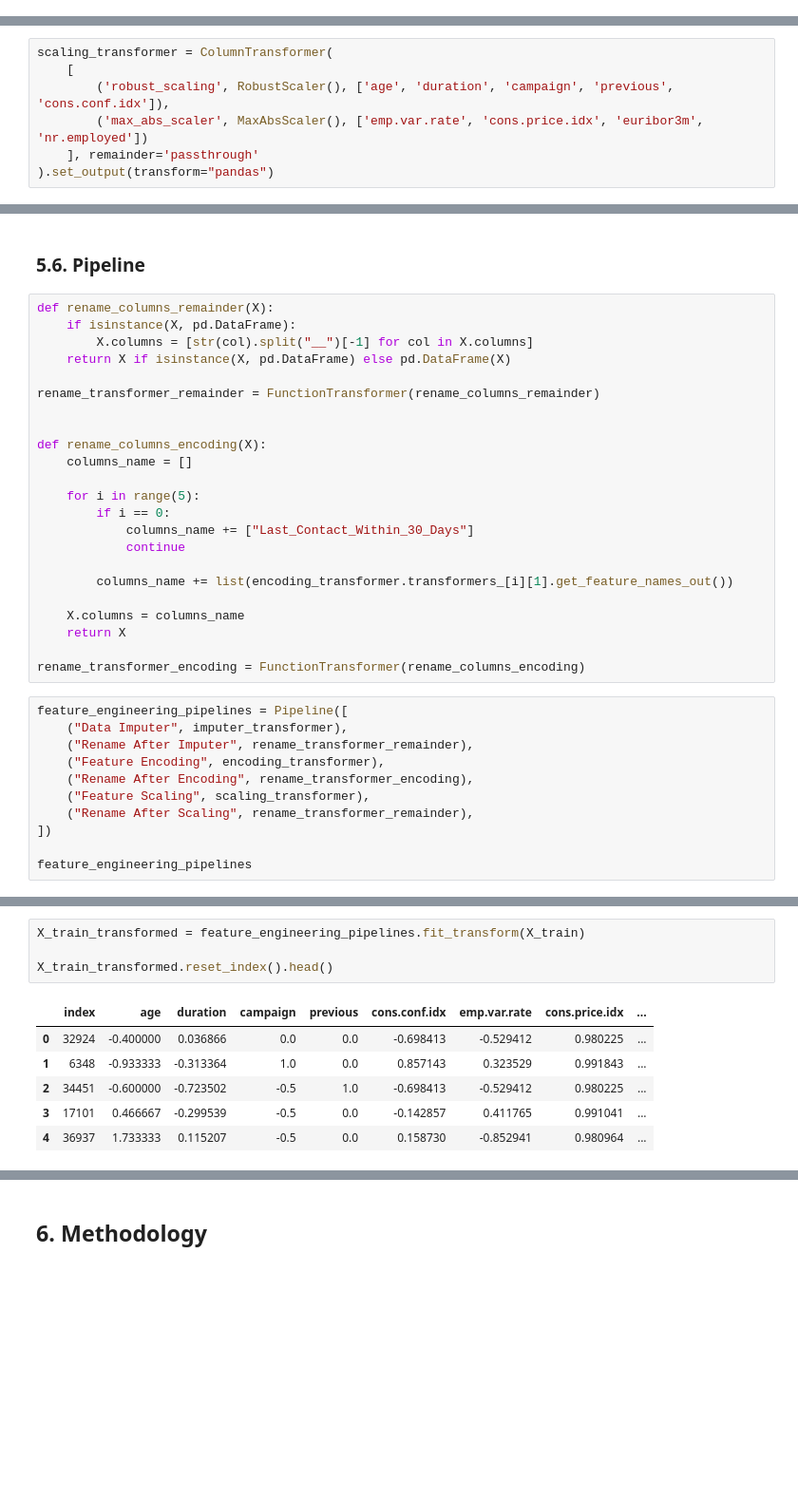
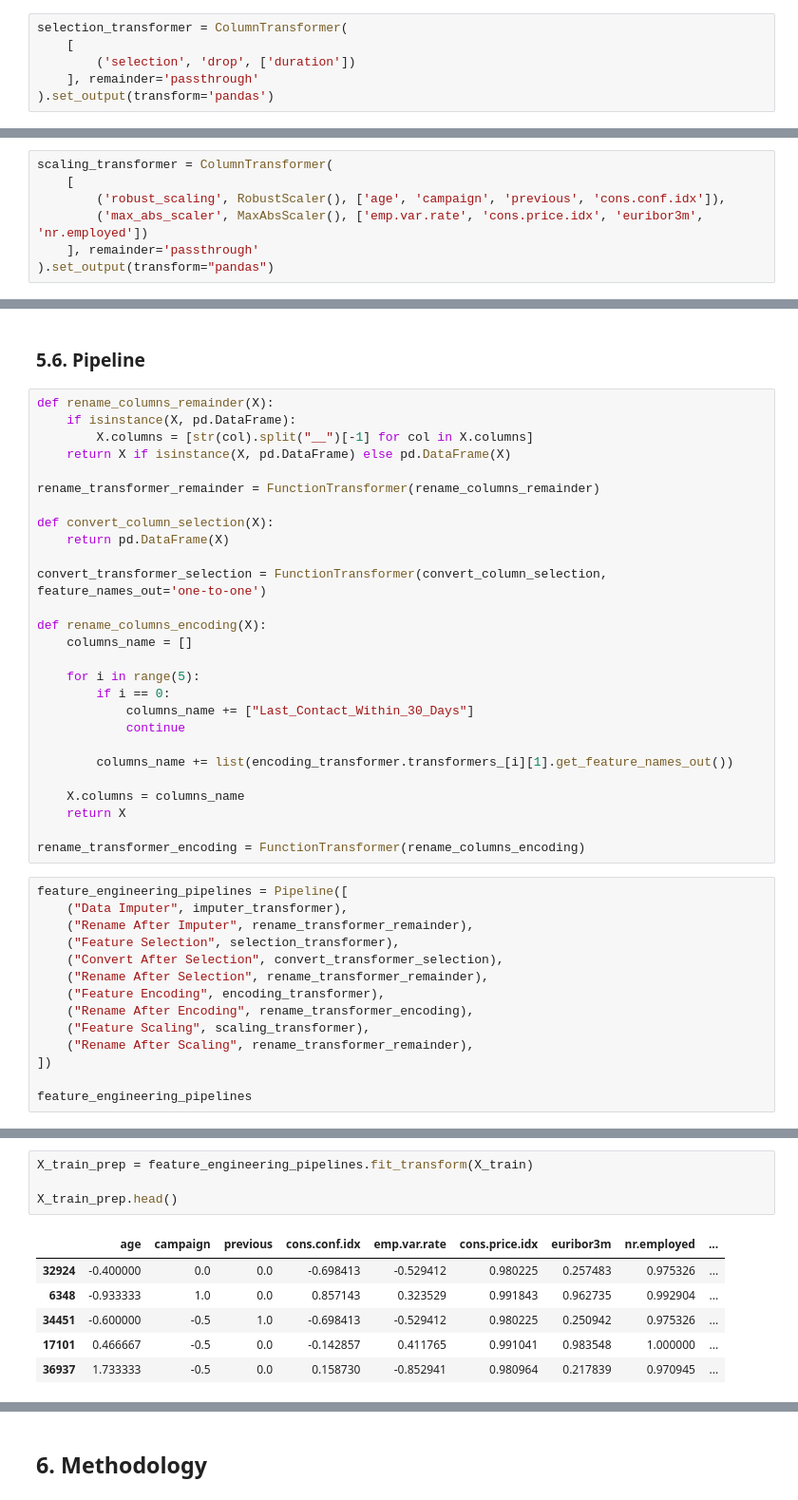
Before and after one commit to seanka/Python-BankTelemarketing-MachineLearning, a Jupyter notebook: Notebook/Notebook.ipynb, the cells around one changed output, grey strips where cells are left out. Shown at 95% size. Drawn from its saved outputs; the diff is of its cells as text; blank space fills up the shorter version.

```diff
--- a/Notebook/Notebook.ipynb
+++ b/Notebook/Notebook.ipynb
@@ -571,3 +596,9 @@ imputer_transformer = ColumnTransformer(
 Explained before in the [Data Preprocessing](#missing-values) section that missing values in default column are more than 20%. Simple iterative computing will be done for this column since it holds categorical data. Most frequent strategy was chosen because the extreme imbalance value for each category.
 # %% [markdown]
 ### **5.2. Feature Selection**
+# %%
+selection_transformer = ColumnTransformer(
+    [
+        ('selection', 'drop', ['duration'])
+    ], remainder='passthrough'
+).set_output(transform='pandas')
@@ -662,7 +695,7 @@ count_outliers(numerical_columns)
 # %%
 scaling_transformer = ColumnTransformer(
     [
-        ('robust_scaling', RobustScaler(), ['age', 'duration', 'campaign', 'previous', 'cons.conf.idx']),
+        ('robust_scaling', RobustScaler(), ['age', 'campaign', 'previous', 'cons.conf.idx']),
         ('max_abs_scaler', MaxAbsScaler(), ['emp.var.rate', 'cons.price.idx', 'euribor3m', 'nr.employed'])
     ], remainder='passthrough'
 ).set_output(transform="pandas")
@@ -685,6 +720,10 @@ def rename_columns_remainder(X):
 
 rename_transformer_remainder = FunctionTransformer(rename_columns_remainder)
 
+def convert_column_selection(X):
+    return pd.DataFrame(X)
+
+convert_transformer_selection = FunctionTransformer(convert_column_selection, feature_names_out='one-to-one')
 
 def rename_columns_encoding(X):
     columns_name = []
@@ -704,6 +743,9 @@ rename_transformer_encoding = FunctionTransformer(rename_columns_encoding)
 feature_engineering_pipelines = Pipeline([
     ("Data Imputer", imputer_transformer),
     ("Rename After Imputer", rename_transformer_remainder),
+    ("Feature Selection", selection_transformer),
+    ("Convert After Selection", convert_transformer_selection),
+    ("Rename After Selection", rename_transformer_remainder),
     ("Feature Encoding", encoding_transformer),
     ("Rename After Encoding", rename_transformer_encoding),
     ("Feature Scaling", scaling_transformer),
@@ -730,13 +772,13 @@ Pipeline(steps=[('Data Imputer',
                 ('Rename After Scaling',
                  FunctionTransformer(func=<function rename_columns_remainder at 0x...>))])
 # %%
-X_train_transformed = feature_engineering_pipelines.fit_transform(X_train)
+X_train_prep = feature_engineering_pipelines.fit_transform(X_train)
 
-X_train_transformed.reset_index().head()
+X_train_prep.head()
 # %% [output]
-|  | index | age | duration | campaign | previous | cons.conf.idx | emp.var.rate | cons.price.idx | ... |
-| 0 | 32924 | -0.400000 | 0.036866 | 0.0 | 0.0 | -0.698413 | -0.529412 | 0.980225 | ... |
-| 1 | 6348 | -0.933333 | -0.313364 | 1.0 | 0.0 | 0.857143 | 0.323529 | 0.991843 | ... |
-| 2 | 34451 | -0.600000 | -0.723502 | -0.5 | 1.0 | -0.698413 | -0.529412 | 0.980225 | ... |
-| 3 | 17101 | 0.466667 | -0.299539 | -0.5 | 0.0 | -0.142857 | 0.411765 | 0.991041 | ... |
-| 4 | 36937 | 1.733333 | 0.115207 | -0.5 | 0.0 | 0.158730 | -0.852941 | 0.980964 | ... |
+|  | age | campaign | previous | cons.conf.idx | emp.var.rate | cons.price.idx | euribor3m | nr.employed | ... |
+| 32924 | -0.400000 | 0.0 | 0.0 | -0.698413 | -0.529412 | 0.980225 | 0.257483 | 0.975326 | ... |
+| 6348 | -0.933333 | 1.0 | 0.0 | 0.857143 | 0.323529 | 0.991843 | 0.962735 | 0.992904 | ... |
+| 34451 | -0.600000 | -0.5 | 1.0 | -0.698413 | -0.529412 | 0.980225 | 0.250942 | 0.975326 | ... |
+| 17101 | 0.466667 | -0.5 | 0.0 | -0.142857 | 0.411765 | 0.991041 | 0.983548 | 1.000000 | ... |
+| 36937 | 1.733333 | -0.5 | 0.0 | 0.158730 | -0.852941 | 0.980964 | 0.217839 | 0.970945 | ... |
```
Also changed, not shown: parts of 90 cells of this notebook.
